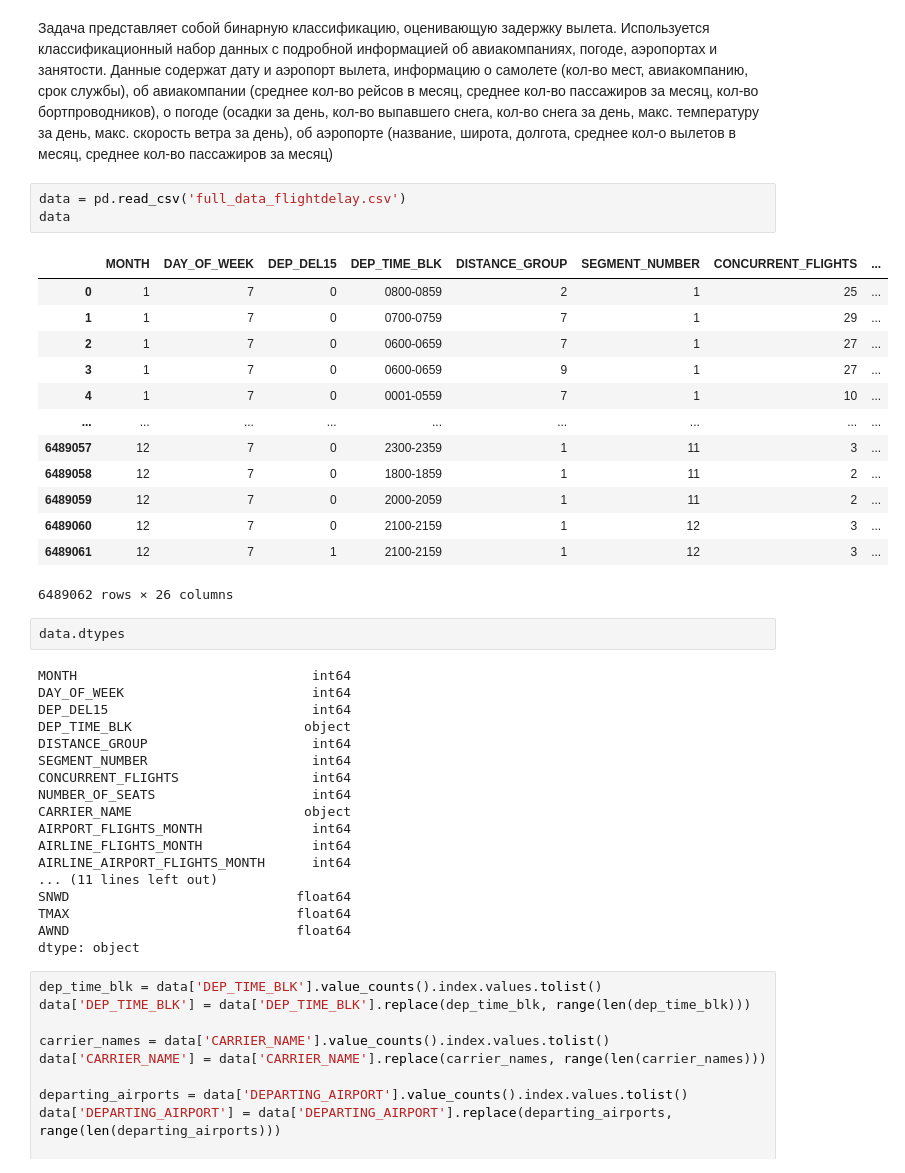
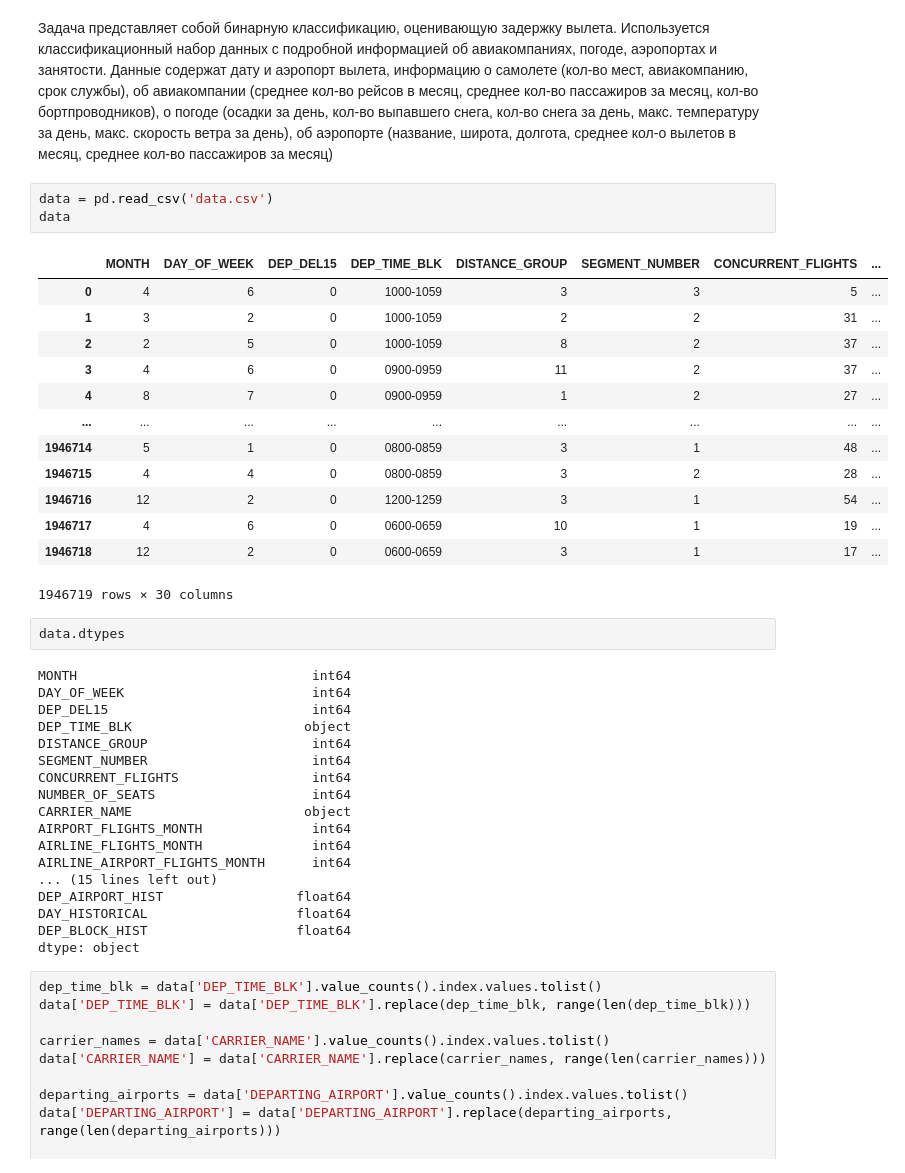
Before and after one commit to MironovaEkaterina/ML, a Jupyter notebook: Airline_delays.ipynb, the cells around one changed output. Saved outputs shown, nothing was run; the diff lists cells and outputs as text.

```diff
--- a/Airline_delays.ipynb
+++ b/Airline_delays.ipynb
@@ -8,22 +13,22 @@ import nltk
 # %% [markdown]
 Задача представляет собой бинарную классификацию, оценивающую задержку вылета. Используется классификационный набор данных с подробной информацией об авиакомпаниях, погоде, аэропортах и занятости. Данные содержат дату и аэропорт вылета, информацию о самолете (кол-во мест, авиакомпанию, срок службы), об авиакомпании (среднее кол-во рейсов в месяц, среднее кол-во пассажиров за месяц, кол-во бортпроводников), о погоде (осадки за день, кол-во выпавшего снега, кол-во снега за день, макс. температуру за день, макс. скорость ветра за день), об аэропорте (название, широта, долгота, среднее кол-о вылетов в месяц, среднее кол-во пассажиров за месяц)
 # %%
-data = pd.read_csv('full_data_flightdelay.csv')
+data = pd.read_csv('data.csv')
 data
 # %% [output]
 |  | MONTH | DAY_OF_WEEK | DEP_DEL15 | DEP_TIME_BLK | DISTANCE_GROUP | SEGMENT_NUMBER | CONCURRENT_FLIGHTS | ... |
-| 0 | 1 | 7 | 0 | 0800-0859 | 2 | 1 | 25 | ... |
-| 1 | 1 | 7 | 0 | 0700-0759 | 7 | 1 | 29 | ... |
-| 2 | 1 | 7 | 0 | 0600-0659 | 7 | 1 | 27 | ... |
-| 3 | 1 | 7 | 0 | 0600-0659 | 9 | 1 | 27 | ... |
-| 4 | 1 | 7 | 0 | 0001-0559 | 7 | 1 | 10 | ... |
+| 0 | 4 | 6 | 0 | 1000-1059 | 3 | 3 | 5 | ... |
+| 1 | 3 | 2 | 0 | 1000-1059 | 2 | 2 | 31 | ... |
+| 2 | 2 | 5 | 0 | 1000-1059 | 8 | 2 | 37 | ... |
+| 3 | 4 | 6 | 0 | 0900-0959 | 11 | 2 | 37 | ... |
+| 4 | 8 | 7 | 0 | 0900-0959 | 1 | 2 | 27 | ... |
 | ... | ... | ... | ... | ... | ... | ... | ... | ... |
-| 6489057 | 12 | 7 | 0 | 2300-2359 | 1 | 11 | 3 | ... |
-| 6489058 | 12 | 7 | 0 | 1800-1859 | 1 | 11 | 2 | ... |
-| 6489059 | 12 | 7 | 0 | 2000-2059 | 1 | 11 | 2 | ... |
-| 6489060 | 12 | 7 | 0 | 2100-2159 | 1 | 12 | 3 | ... |
-| 6489061 | 12 | 7 | 1 | 2100-2159 | 1 | 12 | 3 | ... |
+| 1946714 | 5 | 1 | 0 | 0800-0859 | 3 | 1 | 48 | ... |
+| 1946715 | 4 | 4 | 0 | 0800-0859 | 3 | 2 | 28 | ... |
+| 1946716 | 12 | 2 | 0 | 1200-1259 | 3 | 1 | 54 | ... |
+| 1946717 | 4 | 6 | 0 | 0600-0659 | 10 | 1 | 19 | ... |
+| 1946718 | 12 | 2 | 0 | 0600-0659 | 3 | 1 | 17 | ... |
-6489062 rows × 26 columns
+1946719 rows × 30 columns
 # %%
 data.dtypes
 # %% [output]
@@ -39,10 +44,10 @@ CARRIER_NAME                      object
 AIRPORT_FLIGHTS_MONTH              int64
 AIRLINE_FLIGHTS_MONTH              int64
 AIRLINE_AIRPORT_FLIGHTS_MONTH      int64
-... (11 lines left out)
-SNWD                             float64
-TMAX                             float64
-AWND                             float64
+... (15 lines left out)
+DEP_AIRPORT_HIST                 float64
+DAY_HISTORICAL                   float64
+DEP_BLOCK_HIST                   float64
 dtype: object
 # %%
 dep_time_blk = data['DEP_TIME_BLK'].value_counts().index.values.tolist()
```
Also changed, not shown: parts of 15 cells of this notebook.
